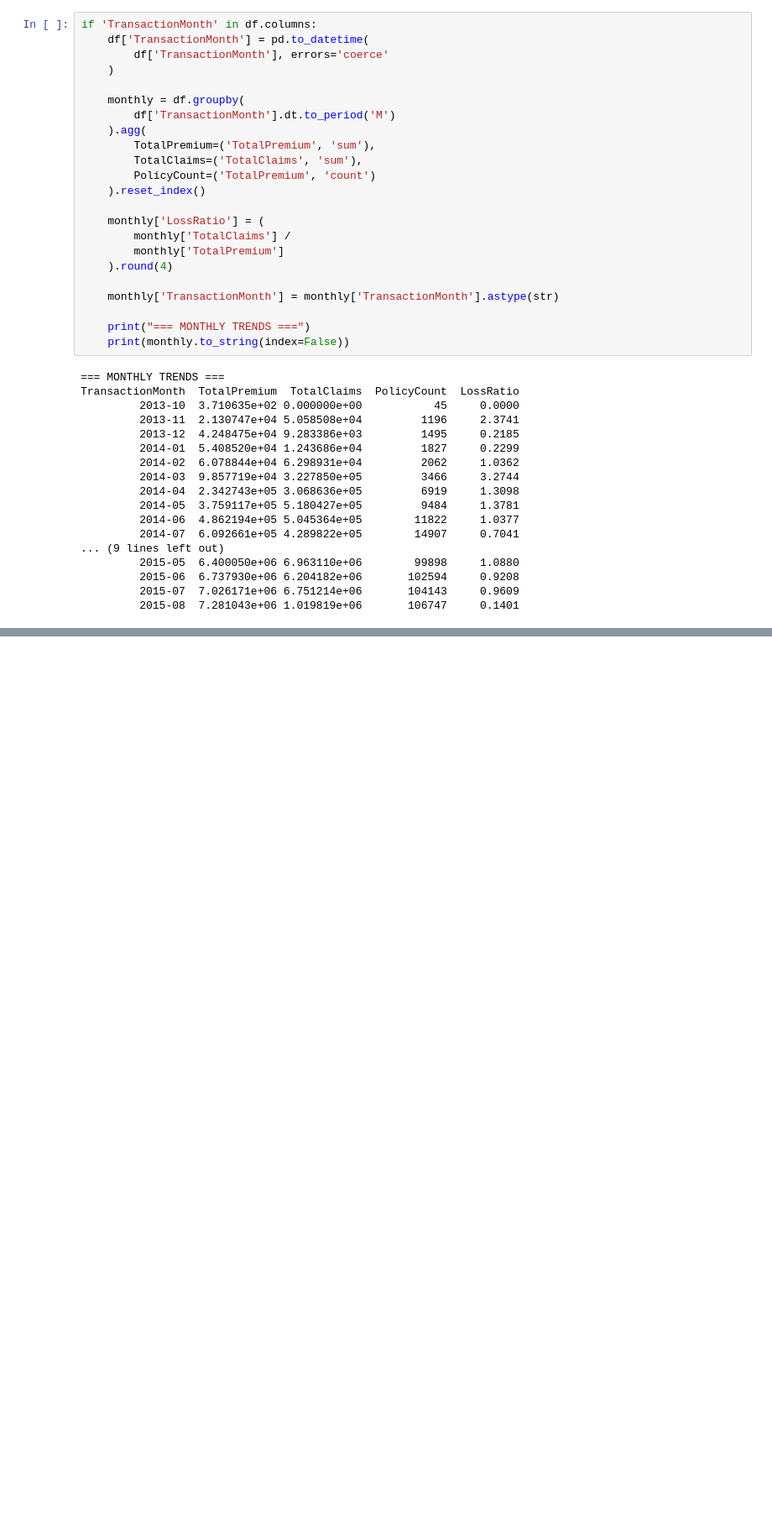
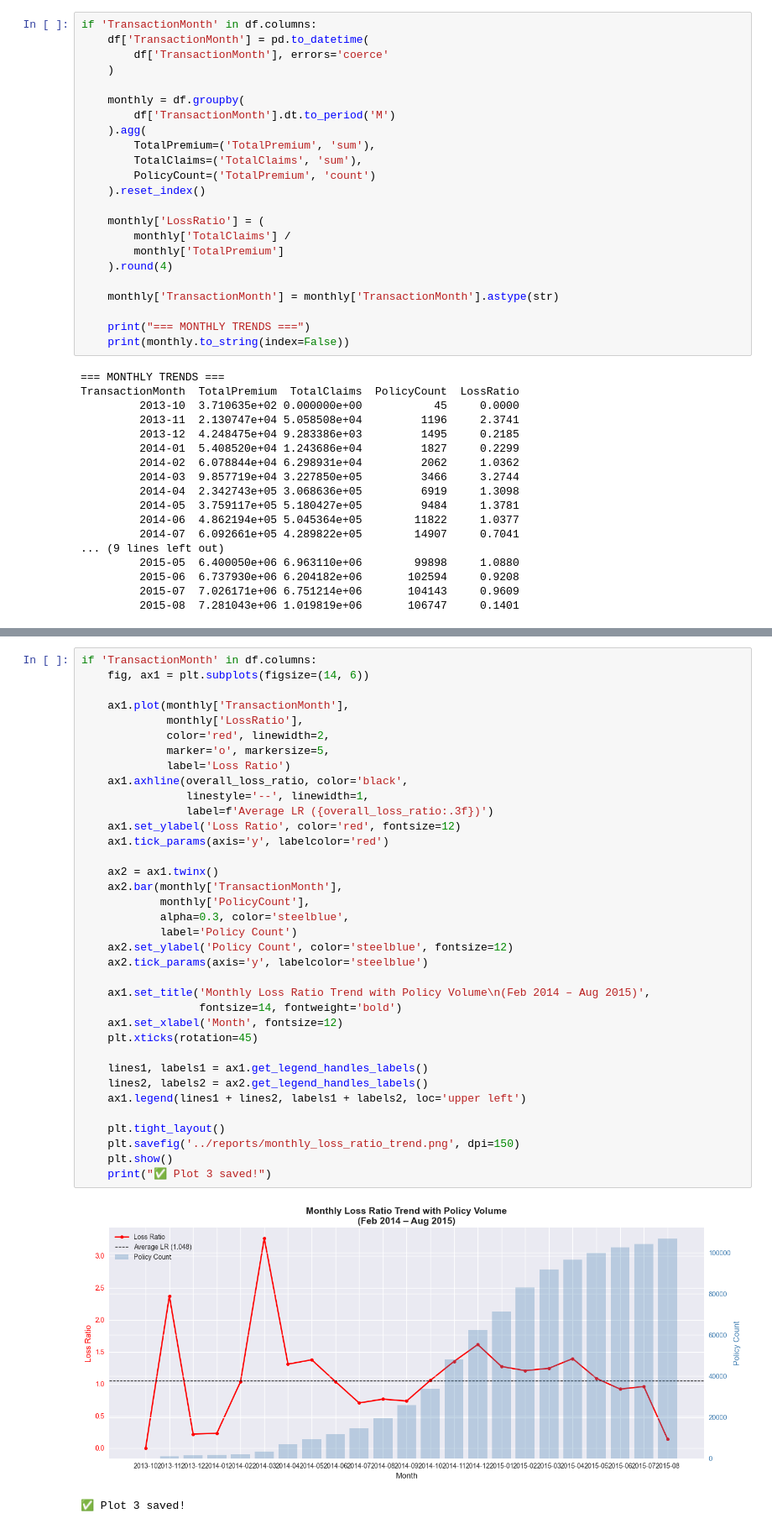
Before and after one commit to Samrawit-alemu/insurance-risk-analytics, a Jupyter notebook: notebooks/01_eda.ipynb, the cells around one changed output, grey strips where cells are left out. Shown at 84% size. Drawn from its saved outputs; the diff is of its cells as text; blank space fills up the shorter version.

```diff
--- a/notebooks/01_eda.ipynb
+++ b/notebooks/01_eda.ipynb
@@ -256,0 +323,39 @@ TransactionMonth  TotalPremium  TotalClaims  PolicyCount  LossRatio
+# %%
+if 'TransactionMonth' in df.columns:
+    fig, ax1 = plt.subplots(figsize=(14, 6))
+
+    ax1.plot(monthly['TransactionMonth'],
+             monthly['LossRatio'],
+             color='red', linewidth=2,
+             marker='o', markersize=5,
+             label='Loss Ratio')
+    ax1.axhline(overall_loss_ratio, color='black',
+                linestyle='--', linewidth=1,
+                label=f'Average LR ({overall_loss_ratio:.3f})')
+    ax1.set_ylabel('Loss Ratio', color='red', fontsize=12)
+    ax1.tick_params(axis='y', labelcolor='red')
+
+    ax2 = ax1.twinx()
+    ax2.bar(monthly['TransactionMonth'],
+            monthly['PolicyCount'],
+            alpha=0.3, color='steelblue',
+            label='Policy Count')
+    ax2.set_ylabel('Policy Count', color='steelblue', fontsize=12)
+    ax2.tick_params(axis='y', labelcolor='steelblue')
+
+    ax1.set_title('Monthly Loss Ratio Trend with Policy Volume\n(Feb 2014 – Aug 2015)',
+                  fontsize=14, fontweight='bold')
+    ax1.set_xlabel('Month', fontsize=12)
+    plt.xticks(rotation=45)
+
+    lines1, labels1 = ax1.get_legend_handles_labels()
+    lines2, labels2 = ax2.get_legend_handles_labels()
+    ax1.legend(lines1 + lines2, labels1 + labels2, loc='upper left')
+
+    plt.tight_layout()
+    plt.savefig('../reports/monthly_loss_ratio_trend.png', dpi=150)
+    plt.show()
+    print("✅ Plot 3 saved!")
+# %% [output]
+[figure, added]
+✅ Plot 3 saved!
```
Also changed, not shown: parts of 7 cells of this notebook, 5 other files.
